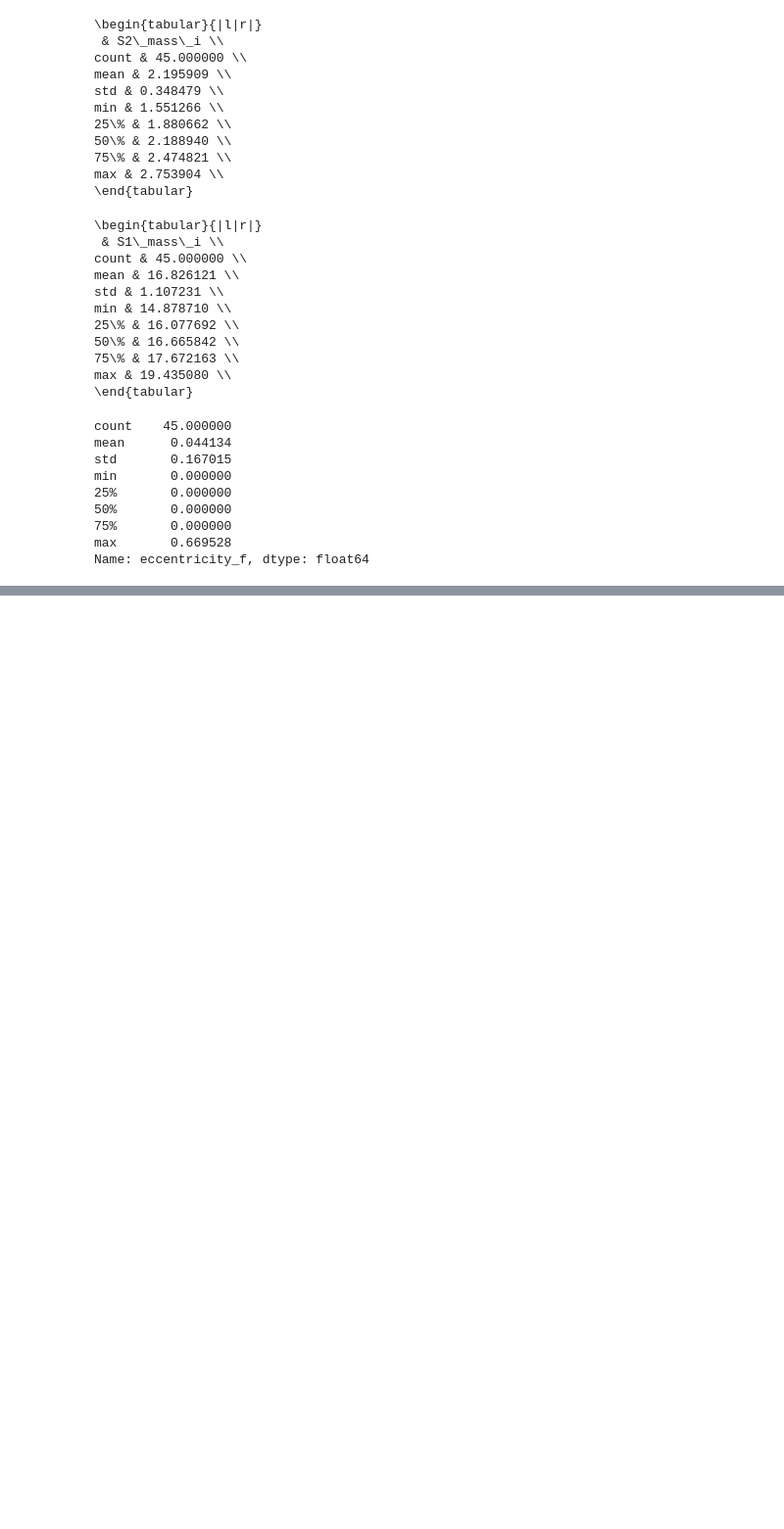
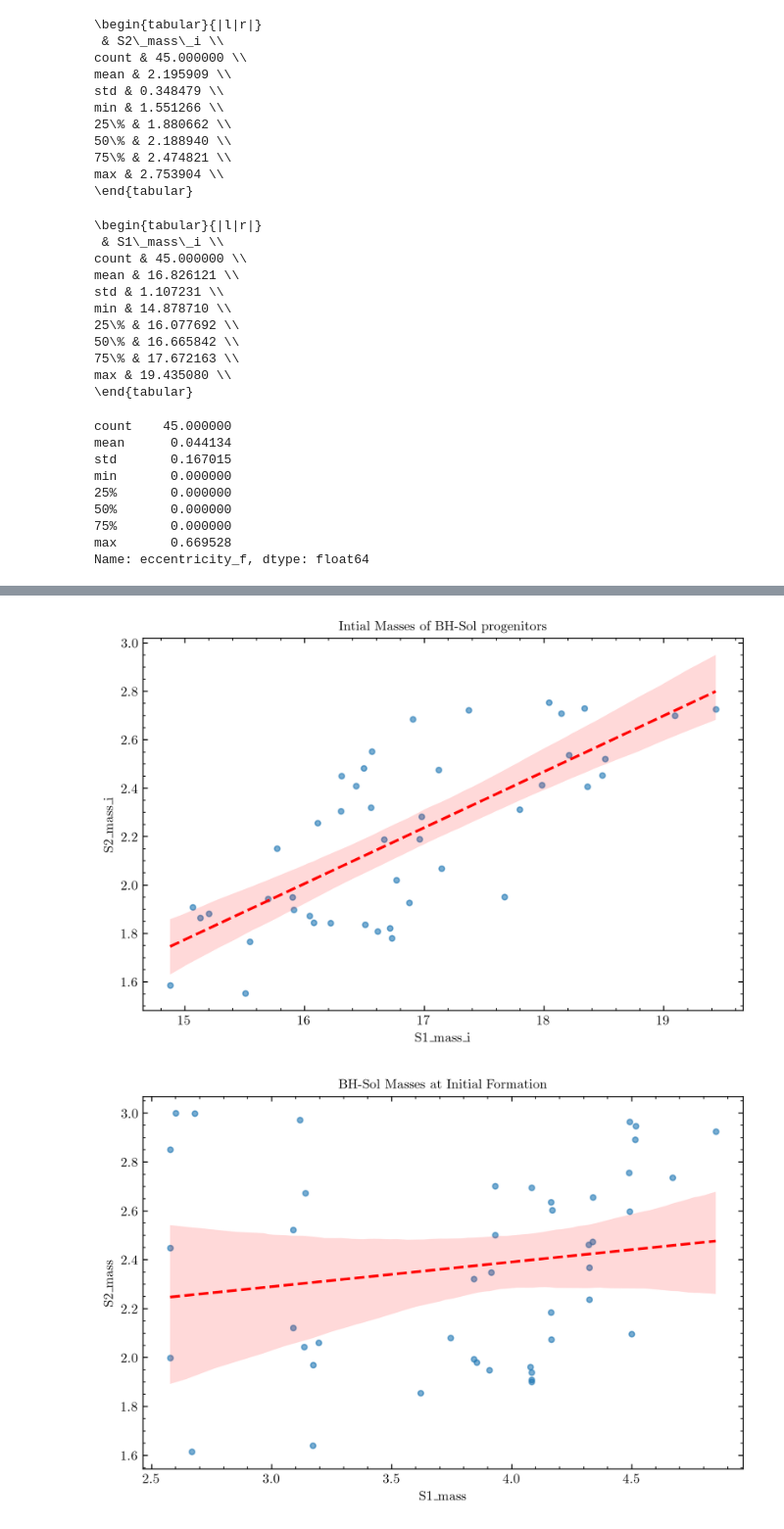
Before and after one commit to PiersonLip/solarBHs, a Jupyter notebook: Notebooks/SunLikeFilt.ipynb, the cells around one changed output, grey strips where cells are left out. Shown at 98% size. Cells and saved outputs as stored; diff of their text form; code cells hidden in the pictures; blank space fills up the shorter version.

```diff
--- a/Notebooks/SunLikeFilt.ipynb
+++ b/Notebooks/SunLikeFilt.ipynb
@@ -265,5 +306,10 @@ basicColHist(bhSolRows,'orbital_period', saveFig=True)
 #            'BhSol',
 #            Star_Radius=15)
 # %%
-xVsY(pOneline, 'S1_mass_i', 'S2_mass_i', title='Intial Masses of BH-Sol progenitors', fit=True, saveFig=True, savePath=graphSave)
+xVsY(df = pOneline, xvar= 'S1_mass_i', yvar='S2_mass_i', title='Intial Masses of BH-Sol progenitors', fit=True, saveFig=False, savePath=graphSave)
+
+xVsY(df = bhSolRows, xvar= 'S1_mass', yvar='S2_mass', title='BH-Sol Masses at Initial Formation', fit=True, saveFig=False, savePath=graphSave)
+# %% [output]
+[figure, added]
+[figure, added]
 # %%
```
Also changed, not shown: parts of 10 cells of this notebook.
